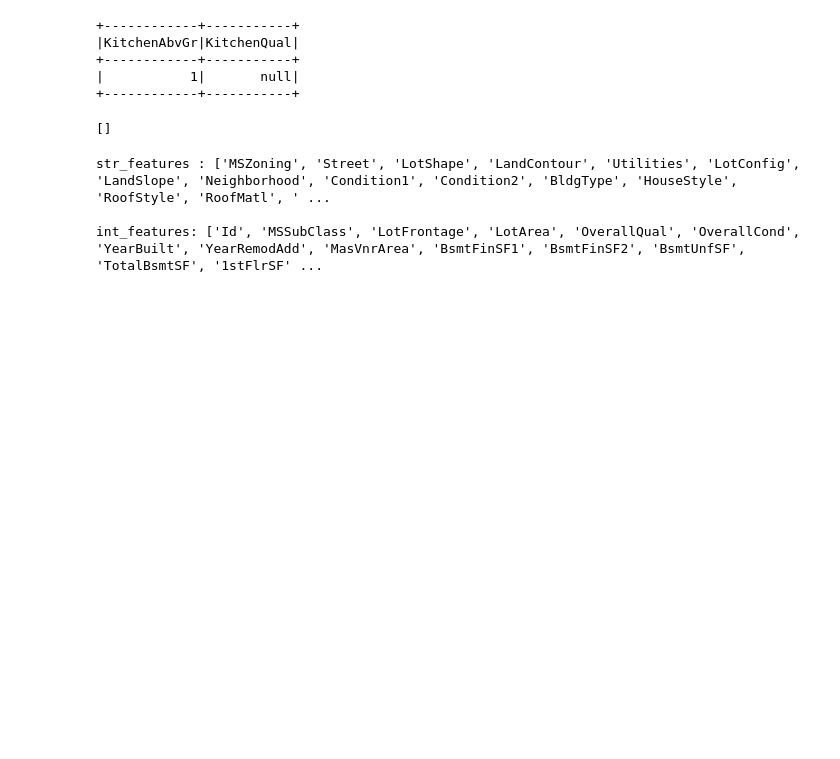
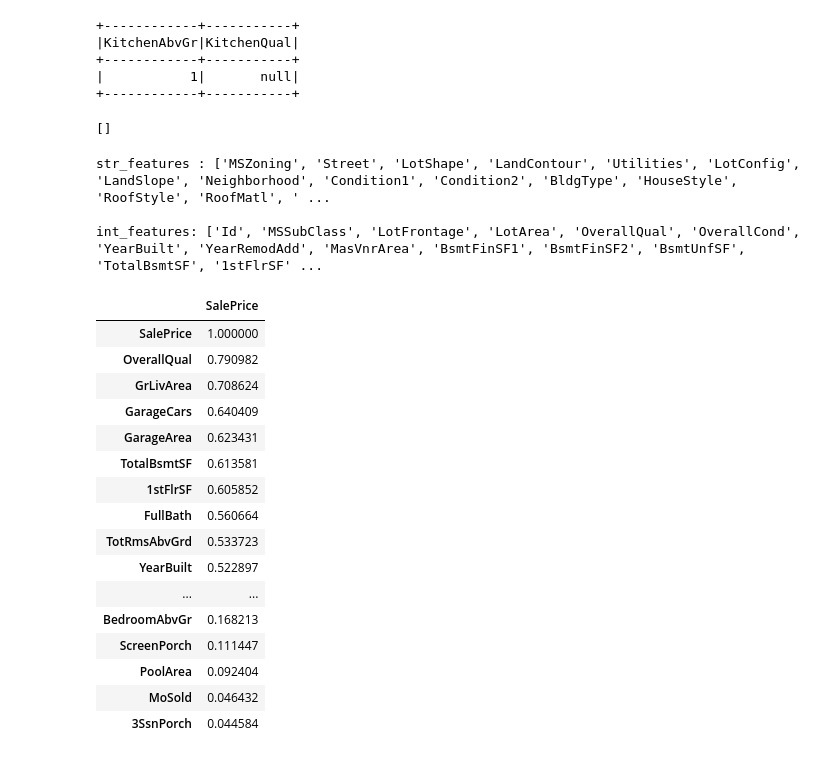
Before and after one commit to vitodigrigoli/house-prices-regression, a Jupyter notebook: di-grigoli.ipynb, the cells around one changed output. Saved outputs shown, nothing was run; the diff lists cells and outputs as text; code cells hidden in the pictures; blank space fills up the shorter version.

```diff
--- a/di-grigoli.ipynb
+++ b/di-grigoli.ipynb
@@ -734,6 +736,29 @@ int_features: ['Id', 'MSSubClass', 'LotFrontage', 'LotArea', 'OverallQual', 'Ove
 # splittiamo il nostro train set
 SEED = 12
 train_df, valid_df = trainDF.randomSplit([0.7,0.3], SEED)
+# %%
+int_cols = [f.name for f in trainDF.schema.fields if isinstance(f.dataType, IntegerType )]
+double_cols = [f.name for f in trainDF.schema.fields if isinstance(f.dataType, DoubleType )]
+corr = trainDF.select(*double_cols,*int_cols).toPandas().corr()
+corr[['SalePrice']][corr['SalePrice']>0].sort_values(by='SalePrice',ascending=False).style.background_gradient(cmap='viridis', axis=None)
+# %% [output]
+|  | SalePrice |
+| SalePrice | 1.000000 |
+| OverallQual | 0.790982 |
+| GrLivArea | 0.708624 |
+| GarageCars | 0.640409 |
+| GarageArea | 0.623431 |
+| TotalBsmtSF | 0.613581 |
+| 1stFlrSF | 0.605852 |
+| FullBath | 0.560664 |
+| TotRmsAbvGrd | 0.533723 |
+| YearBuilt | 0.522897 |
+| ... | ... |
+| BedroomAbvGr | 0.168213 |
+| ScreenPorch | 0.111447 |
+| PoolArea | 0.092404 |
+| MoSold | 0.046432 |
+| 3SsnPorch | 0.044584 |
 # %%
 # creaimo tutti gli stadi di una pipeline per l'addestramento di un modello
 
```
Also changed, not shown: parts of 19 cells of this notebook, 1 other file.
